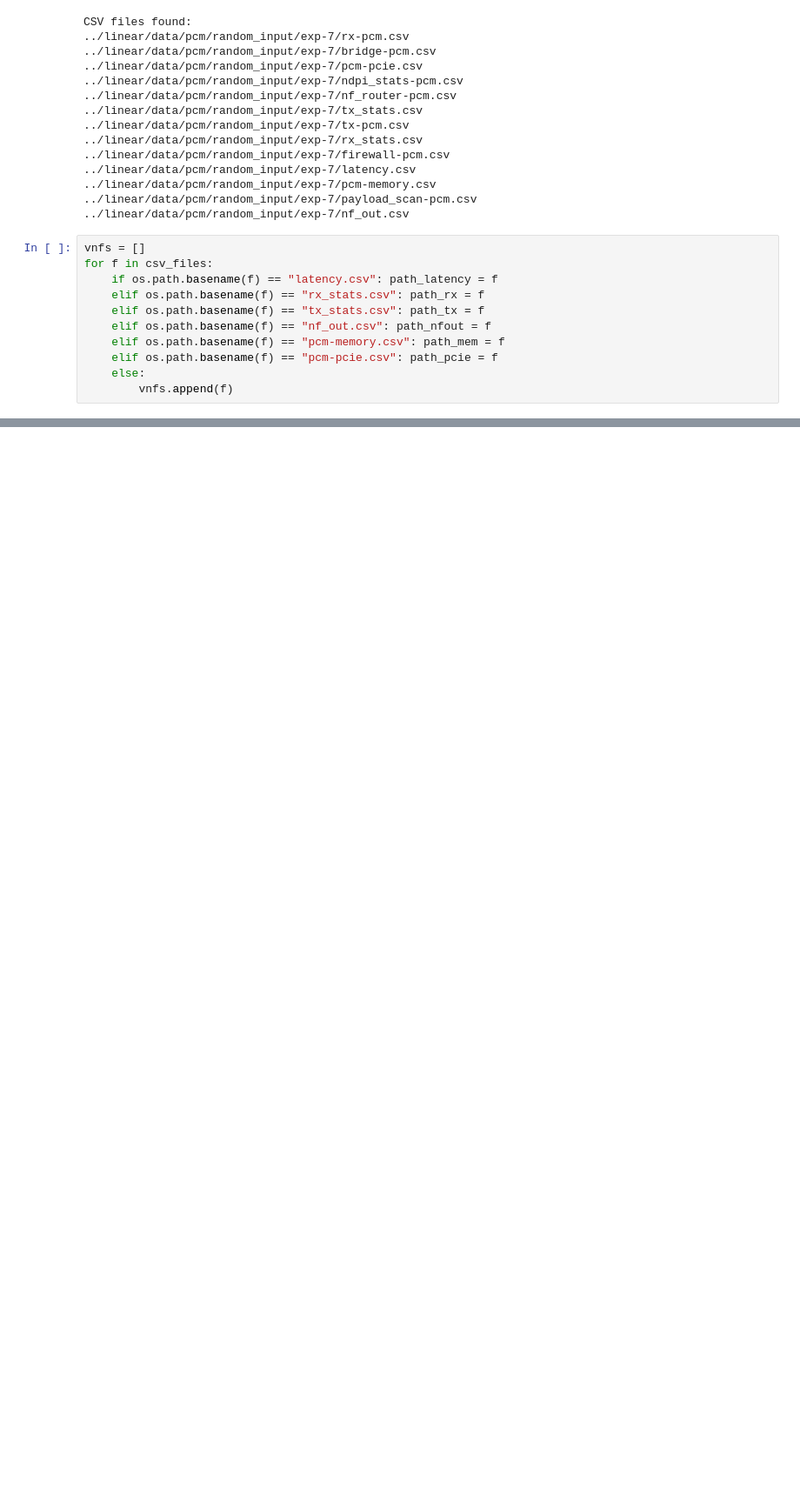
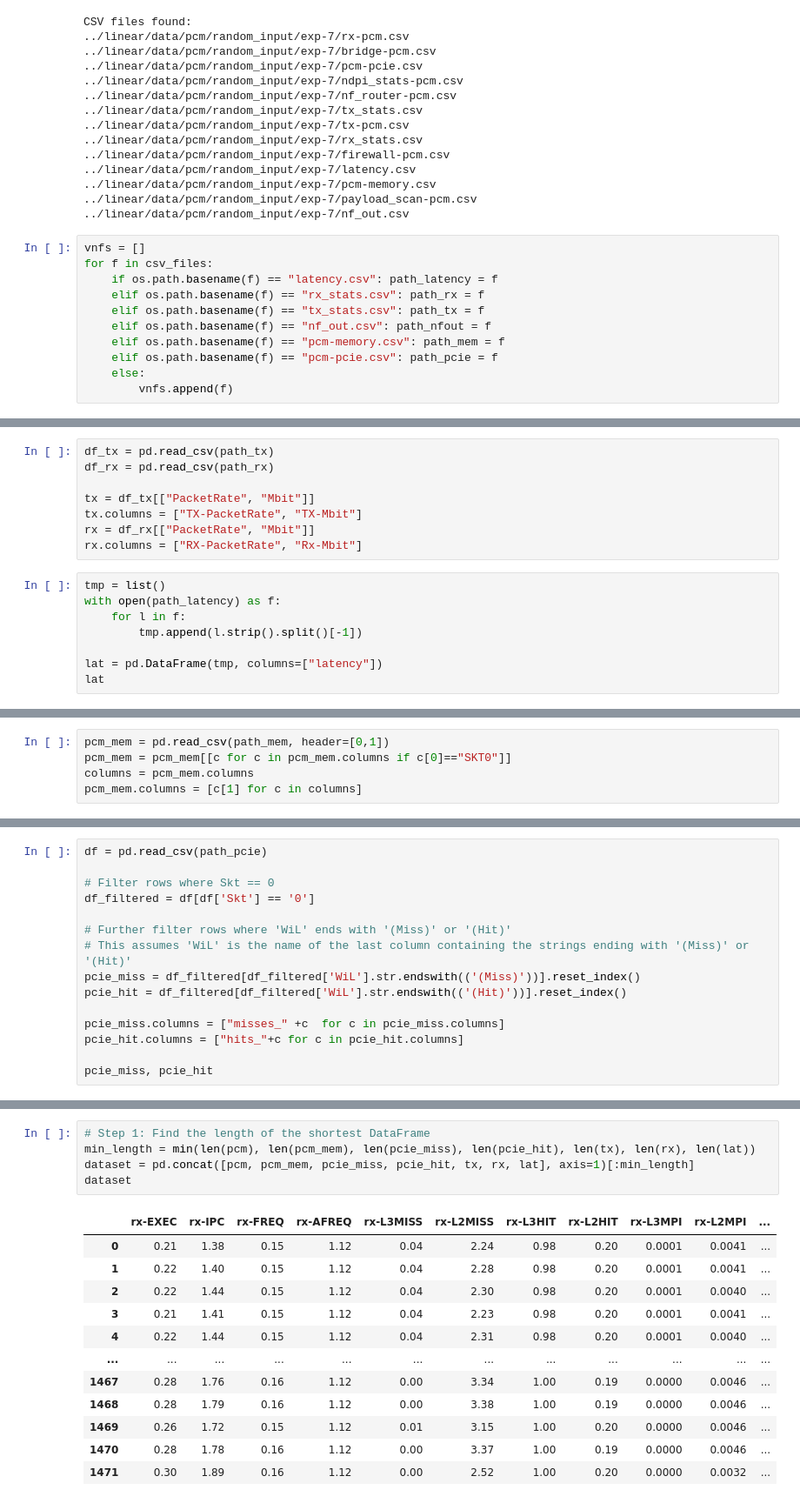
Before and after one commit to evesiphus/onvm, a Jupyter notebook: notebooks/data_preprocessing_pcm.ipynb, the cells around one changed output, grey strips where cells are left out. Shown: that part at 87% size. Saved outputs shown, nothing was run; the diff lists cells and outputs as text; blank space fills up the shorter version.

```diff
--- a/notebooks/data_preprocessing_pcm.ipynb
+++ b/notebooks/data_preprocessing_pcm.ipynb
@@ -161,0 +121,16 @@ bridge_INSTnom%
+# %%
+df_tx = pd.read_csv(path_tx)
+df_rx = pd.read_csv(path_rx)
+
+tx = df_tx[["PacketRate", "Mbit"]]
+tx.columns = ["TX-PacketRate", "TX-Mbit"]
+rx = df_rx[["PacketRate", "Mbit"]]
+rx.columns = ["RX-PacketRate", "Rx-Mbit"]
+# %%
+tmp = list()
+with open(path_latency) as f:
+    for l in f:
+        tmp.append(l.strip().split()[-1])
+
+lat = pd.DataFrame(tmp, columns=["latency"])
+lat
@@ -161,0 +153,5 @@ bridge_INSTnom%
+# %%
+pcm_mem = pd.read_csv(path_mem, header=[0,1])
+pcm_mem = pcm_mem[[c for c in pcm_mem.columns if c[0]=="SKT0"]]
+columns = pcm_mem.columns
+pcm_mem.columns = [c[1] for c in columns]
@@ -161,0 +176,15 @@ bridge_INSTnom%
+# %%
+df = pd.read_csv(path_pcie)
+
+# Filter rows where Skt == 0
+df_filtered = df[df['Skt'] == '0']
+
+# Further filter rows where 'WiL' ends with '(Miss)' or '(Hit)'
+# This assumes 'WiL' is the name of the last column containing the strings ending with '(Miss)' or '(Hit)'
+pcie_miss = df_filtered[df_filtered['WiL'].str.endswith(('(Miss)'))].reset_index()
+pcie_hit = df_filtered[df_filtered['WiL'].str.endswith(('(Hit)'))].reset_index()
+
+pcie_miss.columns = ["misses_" +c  for c in pcie_miss.columns]
+pcie_hit.columns = ["hits_"+c for c in pcie_hit.columns]
+
+pcie_miss, pcie_hit
@@ -161,0 +209,18 @@ bridge_INSTnom%
+# %%
+# Step 1: Find the length of the shortest DataFrame
+min_length = min(len(pcm), len(pcm_mem), len(pcie_miss), len(pcie_hit), len(tx), len(rx), len(lat))
+dataset = pd.concat([pcm, pcm_mem, pcie_miss, pcie_hit, tx, rx, lat], axis=1)[:min_length]
+dataset
+# %% [output]
+|  | rx-EXEC | rx-IPC | rx-FREQ | rx-AFREQ | rx-L3MISS | rx-L2MISS | rx-L3HIT | rx-L2HIT | rx-L3MPI | rx-L2MPI | ... |
+| 0 | 0.21 | 1.38 | 0.15 | 1.12 | 0.04 | 2.24 | 0.98 | 0.20 | 0.0001 | 0.0041 | ... |
+| 1 | 0.22 | 1.40 | 0.15 | 1.12 | 0.04 | 2.28 | 0.98 | 0.20 | 0.0001 | 0.0041 | ... |
+| 2 | 0.22 | 1.44 | 0.15 | 1.12 | 0.04 | 2.30 | 0.98 | 0.20 | 0.0001 | 0.0040 | ... |
+| 3 | 0.21 | 1.41 | 0.15 | 1.12 | 0.04 | 2.23 | 0.98 | 0.20 | 0.0001 | 0.0041 | ... |
+| 4 | 0.22 | 1.44 | 0.15 | 1.12 | 0.04 | 2.31 | 0.98 | 0.20 | 0.0001 | 0.0040 | ... |
+| ... | ... | ... | ... | ... | ... | ... | ... | ... | ... | ... | ... |
+| 1467 | 0.28 | 1.76 | 0.16 | 1.12 | 0.00 | 3.34 | 1.00 | 0.19 | 0.0000 | 0.0046 | ... |
+| 1468 | 0.28 | 1.79 | 0.16 | 1.12 | 0.00 | 3.38 | 1.00 | 0.19 | 0.0000 | 0.0046 | ... |
+| 1469 | 0.26 | 1.72 | 0.15 | 1.12 | 0.01 | 3.15 | 1.00 | 0.20 | 0.0000 | 0.0046 | ... |
+| 1470 | 0.28 | 1.78 | 0.16 | 1.12 | 0.00 | 3.37 | 1.00 | 0.19 | 0.0000 | 0.0046 | ... |
+| 1471 | 0.30 | 1.89 | 0.16 | 1.12 | 0.00 | 2.52 | 1.00 | 0.20 | 0.0000 | 0.0032 | ... |
```
Also changed, not shown: parts of 16 cells of this notebook, 1 other file.
